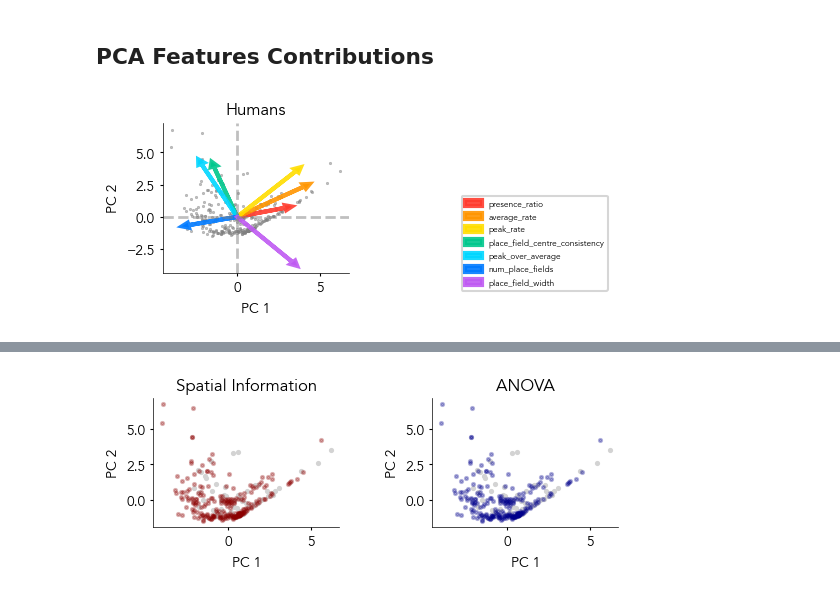
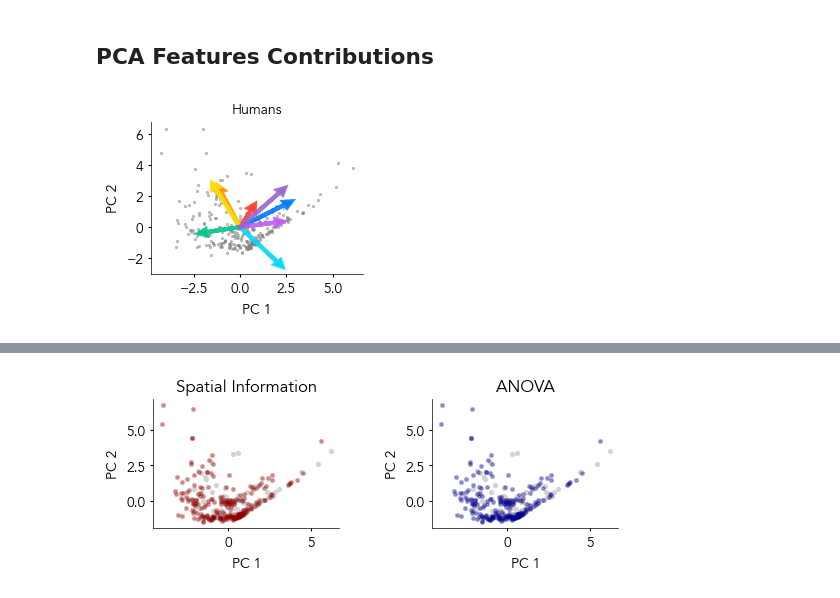
Before and after one commit to HSNPipeline/AnalyzeTrain, a Jupyter notebook: notebooks/04_Human_PCA.ipynb, the cells around one changed output, grey strips where cells are left out. Drawn from its saved outputs; the diff is of its cells as text; code cells hidden in the pictures.

```diff
--- a/notebooks/04_Human_PCA.ipynb
+++ b/notebooks/04_Human_PCA.ipynb
@@ -185,5 +182,9 @@ presence_ratio = all_results['presence_ratio']
 # %%
 place_info = all_results['place_info']
 place_anova = all_results['place_anova']
+# %%
+all_results['even_odd_correlation'] = all_results['trial_fr'].apply(lambda x: even_odd_correlation(x))
+all_results['even_odd_correlation']
+even_odd_corr = all_results['even_odd_correlation']
 # %% [markdown]
 ## PCA Feature Input
@@ -200,3 +191,14 @@ features = pd.DataFrame({
+# %%
+features = pd.DataFrame({
+    'Peak Rate': peak_rate,
+    'Average Rate': average_rate,
+    'Peak Over Average': peak_over_average_rate,
+    'Place Field Width': place_field_width,
+    'N Place Field':num_place_fields,
+    'Place Field Consistency': place_field_centre_consistency,
+    'Presence Ratio': presence_ratio,
+    'Even Odd Correlation': even_odd_corr
+})
 # %% [markdown]
 ## PCA
 # %%
@@ -231,81 +240,65 @@ components = pd.DataFrame(
 # %% [markdown]
 ## PCA Features Contributions
 # %%
-grid = make_grid(3, 3, wspace=1, hspace=0.3, figsize=(12, 7),
+
+grid = make_grid(5, 6, wspace=1, hspace=.8, height_ratios=[1,1,1,.1,1], figsize=(10, 5),
                  )
 
 plt.rcParams.update({
-    'font.family': 'Avenir',  # Other options similar to Apple SD Gothic Neo: 'Avenir', 'Helvetica Neue', 'SF Pro Text'
-    'font.size': 12,
-    'axes.titlesize': 12,
+    'font.family': 'Avenir',
+    'font.size': 10,
+    'axes.titlesize': 10,
     'axes.labelsize': 10,
-    'legend.fontsize': 6,
+    'legend.fontsize': 10,
     'xtick.labelsize': 10,  # Smaller tick label size
     'ytick.labelsize': 10,  # Smaller tick label size
     'axes.linewidth': 0.5,  # Reduce the thickness of axis lines
-
     'xtick.major.width': 0.8,  # Thinner x ticks
     'ytick.major.width': 0.8,  # Thinner y ticks
     'xtick.major.size': 2.0,   # Shorter x ticks
-    'ytick.major.size': 2.0
+    'ytick.major.size': 2.0    # Shorter y ticks
+})
 
-})
-ax = get_grid_subplot(grid, 1, 1)
+
+ax = get_grid_subplot(grid, slice(0,2), slice(0,2))
 # Use a more distinct color with better contrast
 ax.scatter(pca_result[:, 0], pca_result[:, 1], alpha=0.5, s=3,
-           color='grey', linewidth=0.5)
+          color='grey', linewidth=0.5)
 ax.set_xlabel('PC 1')
 ax.set_ylabel('PC 2')
 ax.set_title('Humans')
 drop_spines(['top', 'right'], ax=ax)
 
-# Add reference lines with better styling
-ax.axhline(y=0, color='gray', linestyle='--', alpha=0.5, linewidth=2)
-ax.axvline(x=0, color='gray', linestyle='--', alpha=0.5, linewidth=2)
 
-arrow_scale = 8
-# Create a figure with arrows and labels for each feature
-i = 0
-arrow_scale = 8
+arrow_scale = 5
 
-# Define a colormap for the arrows
-colors = ['#f57c6e', '#f2b56f', '#fae69e', '#84c3b7', '#88d8db', '#71b7ed', '#b8aeeb']
+# Define colors and feature order
+colors = ['#ff3b2d', '#ff9500', '#ffdd00', '#00c78c', '#00d6ff', '#007aff', '#bf5af2','#9966cc']
+feature_order = ['Even Odd Correlation', 'Place Field Consistency', 'Peak Over Average',
+                'N Place Field', 'Place Field Width', 'Average Rate', 'Presence Ratio', 'Peak Rate']
 
-colors = ['#ff3b2d', '#ff9500', '#ffdd00', '#00c78c', '#00d6ff', '#007aff', '#bf5af2']
-# Use brighter colors for better visibility
-# Calculate vector angles for sorting
-vector_angles = []
-for i in range(len(feature_names)):
-    angle = np.arctan2(components.iloc[i, 1], components.iloc[i, 0])
-    # Convert to degrees and ensure positive angles (0-360)
-    angle_deg = np.degrees(angle)
-    if angle_deg < 0:
-        angle_deg += 360
-    vector_angles.append((i, angle_deg))
-
-# Sort features by vector angle
-sorted_indices = [idx for idx, _ in sorted(vector_angles, key=lambda x: x[1])]
-sorted_feature_names = [feature_names[idx] for idx in sorted_indices]
+# Create mapping of feature names to colors
+color_map = dict(zip(feature_order, colors))
 
 # Create a list to store legend handles
 legend_handles = []
 
-# Plot each feature with a gradient color based on sorted order
-for i, idx in enumerate(sorted_indices):
-    # Calculate color based on position in the sorted feature list
-    color = colors[i]
+# Plot arrows in specified order
+for feature_name in feature_order:
+    idx = list(feature_names).index(feature_name)
+    color = color_map[feature_name]
 
     # Draw arrow
     arrow = ax.arrow(0, 0, components.iloc[idx, 0] * arrow_scale, components.iloc[idx, 1] * arrow_scale,
-             head_width=0.4, head_length=0.4, fc=color, ec=color, linewidth=3, alpha=0.9)
+                    head_width=0.4, head_length=0.4, fc=color, ec=color, linewidth=3, alpha=0.9)
 
     # Add to legend handles
-    legend_handles.append((arrow, feature_names[idx]))
+    legend_handles.append((arrow, feature_name))
 
 # Add legend at the bottom
-ax.legend([h for h, l in legend_handles], [l for h, l in legend_handles],
-          loc='lower center', bbox_to_anchor=(2, -0.15), ncol=1, frameon=True)
+# ax.legend([h for h, l in legend_handles], [l for h, l in legend_handles],
+#           loc='lower center', bbox_to_anchor=(2, -0.15), ncol=1, frameon=True)
 
-save_figure('Human_PCA_Feature_Contributions',file_path='/Users/weijiazhang/Plots/PLDM/Human',dpi = 300)
+save_figure('Human_PCA_Feature.pdf',file_path='/Users/weijiazhang/Plots/PLDM/Human')
 # %% [output]
-[figure, old version]
+[figure, new version]
```
Also changed, not shown: parts of 8 cells of this notebook, 3 other files.
